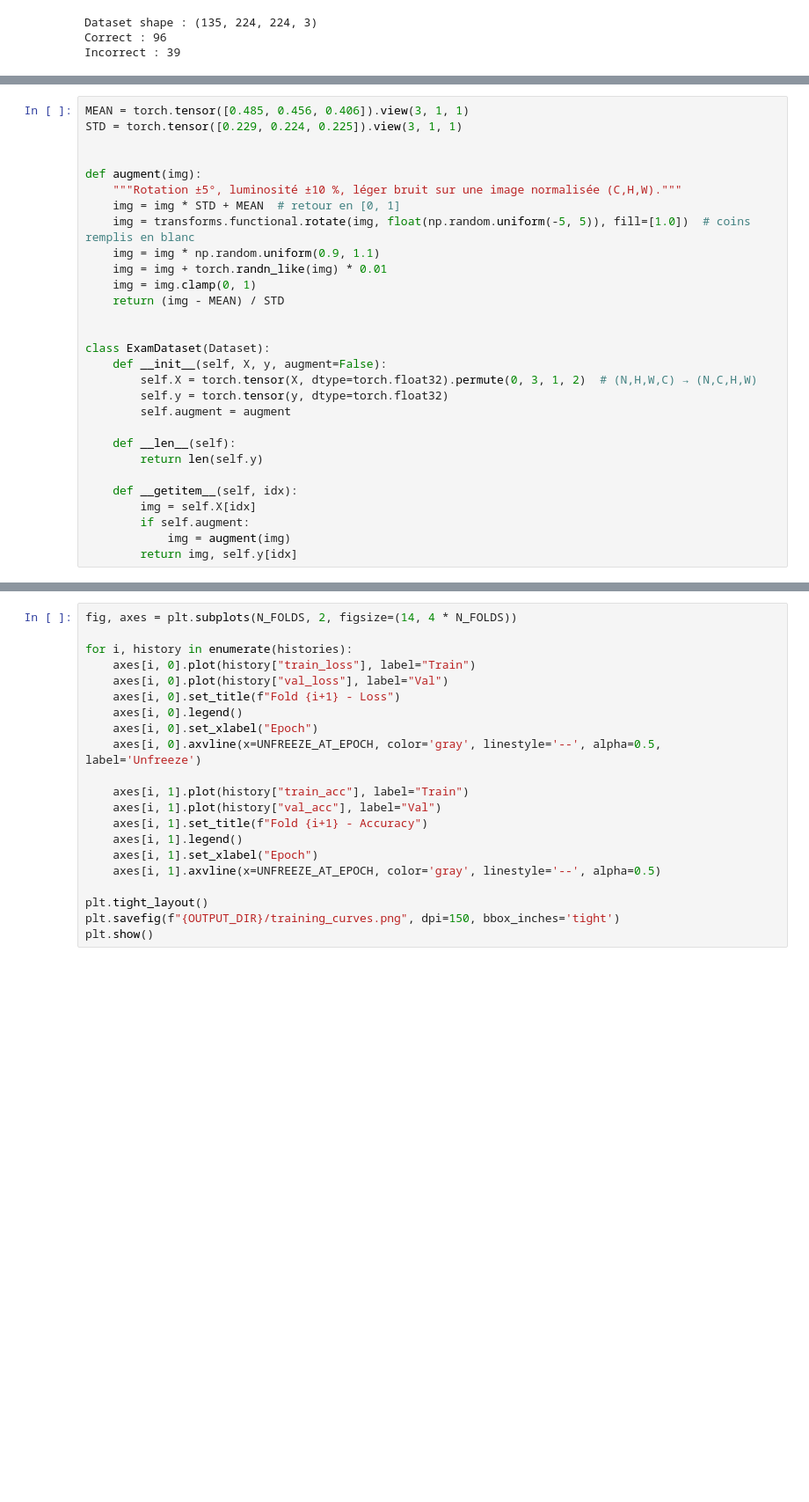
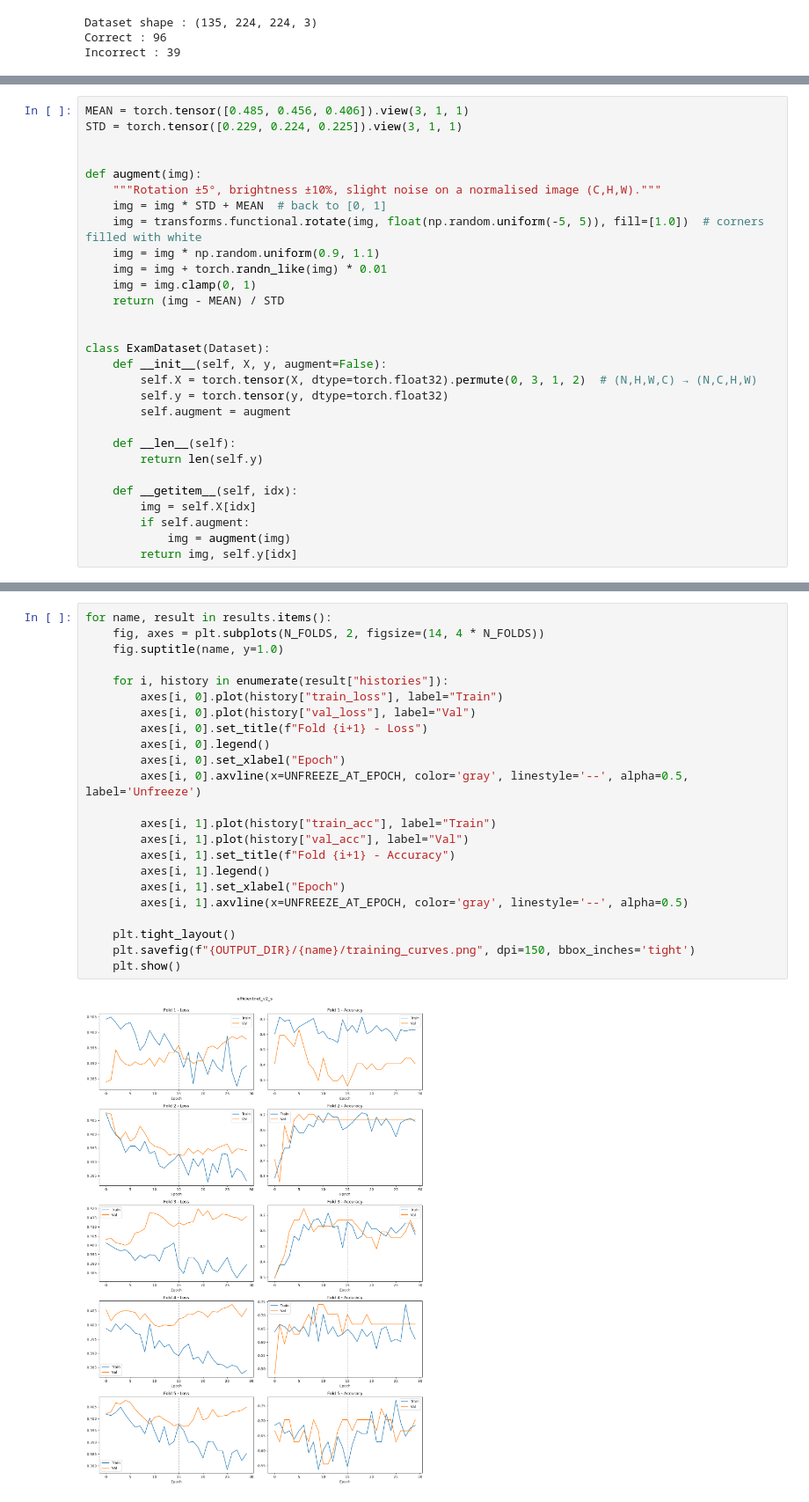
Before and after one commit to Sim0onn/Student-Answer-Scripts-UTM, a Jupyter notebook: notebooks/03_train_exercise_cnn.ipynb, the cells around one changed output, grey strips where cells are left out. Shown at 88% size. Cells and saved outputs as stored; diff of their text form; blank space fills up the shorter version.

```diff
--- a/notebooks/03_train_exercise_cnn.ipynb
+++ b/notebooks/03_train_exercise_cnn.ipynb
@@ -79,9 +87,9 @@ STD = torch.tensor([0.229, 0.224, 0.225]).view(3, 1, 1)
 
 
 def augment(img):
-    """Rotation ±5°, luminosité ±10 %, léger bruit sur une image normalisée (C,H,W)."""
-    img = img * STD + MEAN  # retour en [0, 1]
-    img = transforms.functional.rotate(img, float(np.random.uniform(-5, 5)), fill=[1.0])  # coins remplis en blanc
+    """Rotation ±5°, brightness ±10%, slight noise on a normalised image (C,H,W)."""
+    img = img * STD + MEAN  # back to [0, 1]
+    img = transforms.functional.rotate(img, float(np.random.uniform(-5, 5)), fill=[1.0])  # corners filled with white
     img = img * np.random.uniform(0.9, 1.1)
     img = img + torch.randn_like(img) * 0.01
     img = img.clamp(0, 1)
@@ -307,21 +373,25 @@ Loss et accuracy pour chaque fold. On vérifie qu'il n'y a pas d'overfitting (tr
 # %%
-fig, axes = plt.subplots(N_FOLDS, 2, figsize=(14, 4 * N_FOLDS))
+for name, result in results.items():
+    fig, axes = plt.subplots(N_FOLDS, 2, figsize=(14, 4 * N_FOLDS))
+    fig.suptitle(name, y=1.0)
 
-for i, history in enumerate(histories):
-    axes[i, 0].plot(history["train_loss"], label="Train")
-    axes[i, 0].plot(history["val_loss"], label="Val")
-    axes[i, 0].set_title(f"Fold {i+1} - Loss")
-    axes[i, 0].legend()
-    axes[i, 0].set_xlabel("Epoch")
-    axes[i, 0].axvline(x=UNFREEZE_AT_EPOCH, color='gray', linestyle='--', alpha=0.5, label='Unfreeze')
+    for i, history in enumerate(result["histories"]):
+        axes[i, 0].plot(history["train_loss"], label="Train")
+        axes[i, 0].plot(history["val_loss"], label="Val")
+        axes[i, 0].set_title(f"Fold {i+1} - Loss")
+        axes[i, 0].legend()
+        axes[i, 0].set_xlabel("Epoch")
+        axes[i, 0].axvline(x=UNFREEZE_AT_EPOCH, color='gray', linestyle='--', alpha=0.5, label='Unfreeze')
 
-    axes[i, 1].plot(history["train_acc"], label="Train")
-    axes[i, 1].plot(history["val_acc"], label="Val")
-    axes[i, 1].set_title(f"Fold {i+1} - Accuracy")
-    axes[i, 1].legend()
-    axes[i, 1].set_xlabel("Epoch")
-    axes[i, 1].axvline(x=UNFREEZE_AT_EPOCH, color='gray', linestyle='--', alpha=0.5)
+        axes[i, 1].plot(history["train_acc"], label="Train")
+        axes[i, 1].plot(history["val_acc"], label="Val")
+        axes[i, 1].set_title(f"Fold {i+1} - Accuracy")
+        axes[i, 1].legend()
+        axes[i, 1].set_xlabel("Epoch")
+        axes[i, 1].axvline(x=UNFREEZE_AT_EPOCH, color='gray', linestyle='--', alpha=0.5)
 
-plt.tight_layout()
-plt.savefig(f"{OUTPUT_DIR}/training_curves.png", dpi=150, bbox_inches='tight')
-plt.show()
+    plt.tight_layout()
+    plt.savefig(f"{OUTPUT_DIR}/{name}/training_curves.png", dpi=150, bbox_inches='tight')
+    plt.show()
+# %% [output]
+[figure, added]
```
Also changed, not shown: parts of 31 cells of this notebook, 15 other files.
